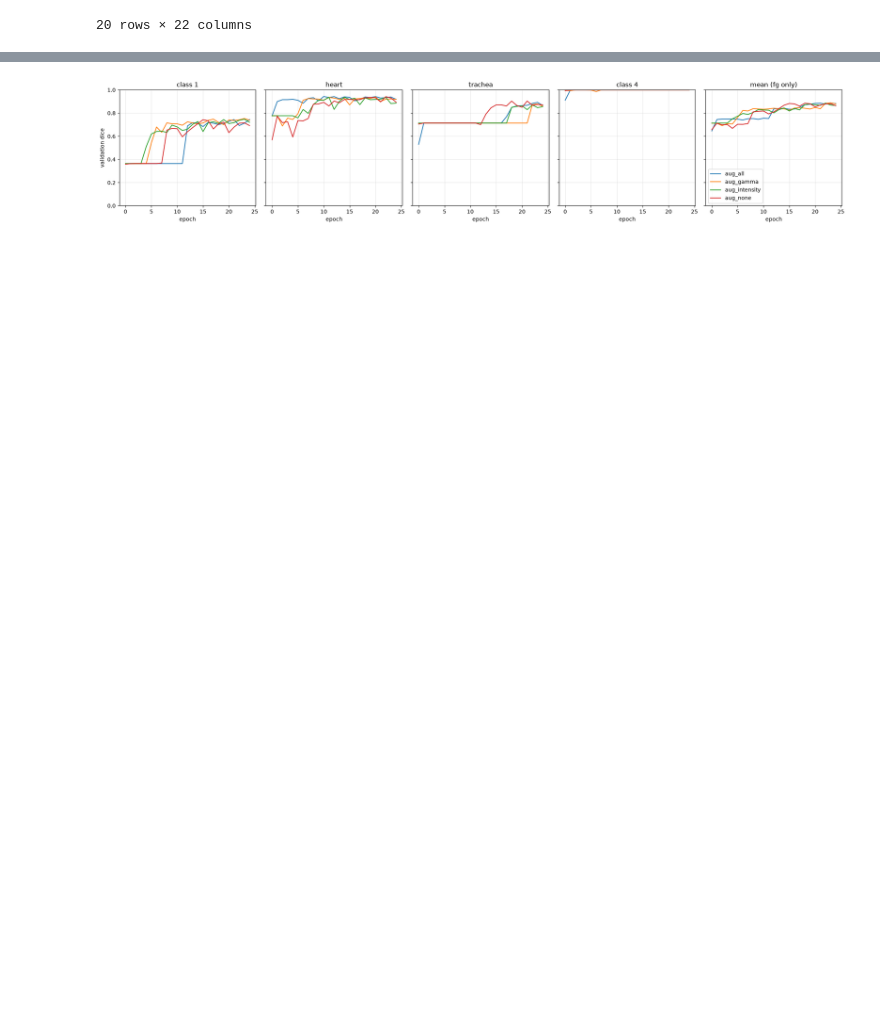
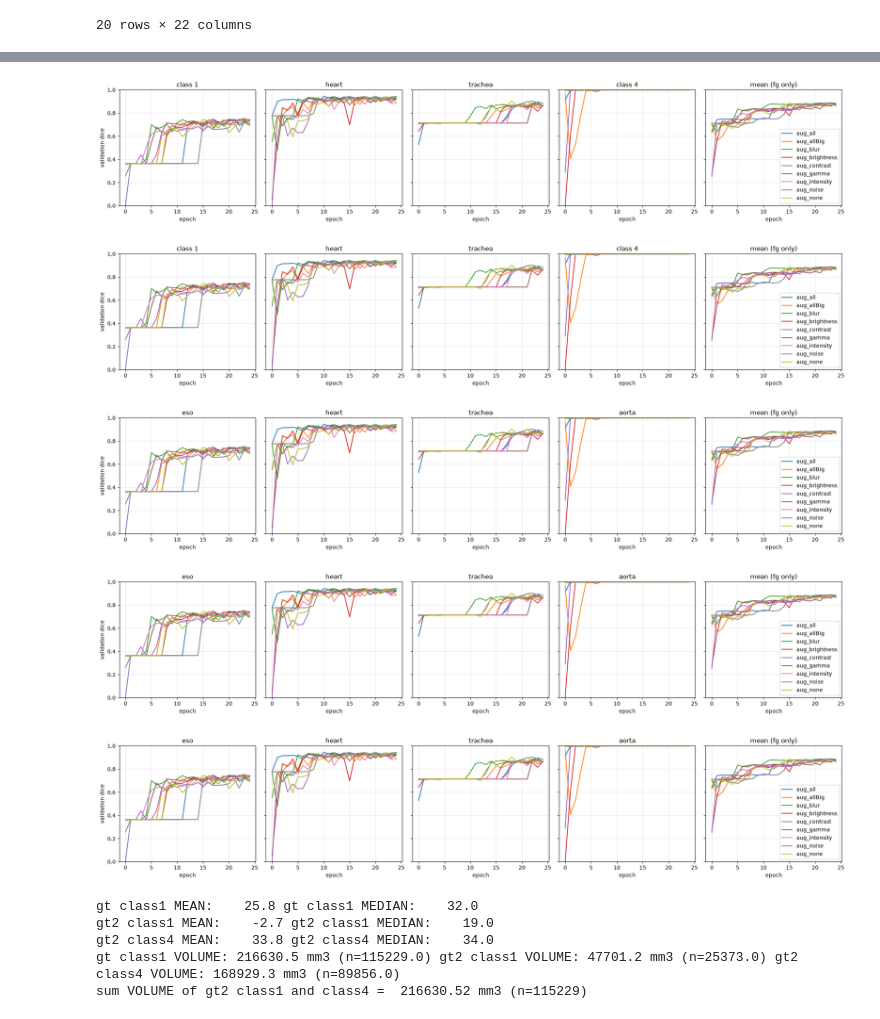
Before and after one commit to sam-ts-h/ai4mi_project_group13, a Jupyter notebook: pre_processing.ipynb, the cells around one changed output, grey strips where cells are left out. Drawn from its saved outputs; the diff is of its cells as text; code cells hidden in the pictures; blank space fills up the shorter version.

Commit message:
ran more augmentation experiments and started working on the data restoration; so far only in the notebook

```diff
--- a/pre_processing.ipynb
+++ b/pre_processing.ipynb
@@ -305,31 +305,68 @@ df.describe()
 # %%
 import numpy as np, matplotlib.pyplot as plt
 from pathlib import Path
+import matplotlib
+matplotlib.use("module://matplotlib_inline.backend_inline")
 
 results = Path("results")
-names = {1: "class 1", 2: "heart", 3: "trachea", 4: "class 4"}
+names = {1: "eso", 2: "heart", 3: "trachea", 4: "aorta"}
 
 fig, axes = plt.subplots(1, len(names) + 1, figsize=(4 * (len(names) + 1), 4), sharey=True)
 
 for run_dir in sorted(results.iterdir()):
-    if not run_dir.is_dir():
+    f = run_dir / "dice_val.npy"
+    if not f.is_file():
+        print(f"skipping {run_dir.name}: no dice_val.npy")
         continue
-    d = np.load(run_dir / "dice_val.npy")       # (E, n_samples, K)
-    d = d[d.any(axis=(1, 2))]                   # drop unfilled epochs
+    d = np.load(f)
+    if d.ndim != 3 or d.shape[2] <= max(names):
+        print(f"skipping {run_dir.name}: unexpected shape {d.shape}")
+        continue
+    d = d[d.any(axis=(1, 2))]
+    if len(d) == 0:
+        print(f"skipping {run_dir.name}: no completed epoch")
+        continue
 
     for ax, k in zip(axes, names):
         ax.plot(d[:, :, k].mean(axis=1), label=run_dir.name)
 
     axes[-1].plot(d[:, :, 1:].mean(axis=(1, 2)), label=run_dir.name)
 
 for ax, name in zip(axes, list(names.values()) + ["mean (fg only)"]):
     ax.set_title(name)
     ax.set_xlabel("epoch")
     ax.grid(alpha=0.3)
 
 axes[0].set_ylabel("validation dice")
 axes[0].set_ylim(0, 1)
 axes[-1].legend()
 fig.tight_layout()
+plt.show()
 # %% [output]
-[figure, old version]
+[figure, new version]
+[figure, added]
+[figure, added]
+[figure, added]
+[figure, added]
+# %%
+import nibabel as nib, numpy as np
+
+ct = nib.load("data/segthor_part1/train/Patient_07/Patient_07.nii.gz")
+img = nib.load("data/segthor_part1/train/Patient_07/Patient_07.nii.gz").get_fdata()
+gt2 = np.asarray(nib.load("data/segthor_part1/train/Patient_07/GT2.nii.gz").dataobj)
+gt = np.asarray(nib.load("data/segthor_part1/train/Patient_07/GT.nii.gz").dataobj)
+
+
+print(f"gt class1 MEAN: {np.mean(img[gt==1]):7.1f} gt class1 MEDIAN: {np.median(img[gt==1]):7.1f}")
+print(f"gt2 class1 MEAN: {np.mean(img[gt2==1]):7.1f} gt2 class1 MEDIAN: {np.median(img[gt2==1]):7.1f}")
+print(f"gt2 class4 MEAN: {np.mean(img[gt2==4]):7.1f} gt2 class4 MEDIAN: {np.median(img[gt2==4]):7.1f}")
+
+
+print(f"gt class1 VOLUME: {((gt==1).sum() * 1.88):7.1f} mm3 (n={(gt==1).sum():7.1f}) gt2 class1 VOLUME: {((gt2==1).sum() * 1.88):7.1f} mm3 (n={(gt2==1).sum():7.1f}) gt2 class4 VOLUME: {((gt2==4).sum() * 1.88):7.1f} mm3 (n={(gt2==4).sum():7.1f})")
+print(f"sum VOLUME of gt2 class1 and class4 =  {(((gt2==1).sum()) + ((gt2==4).sum())) * 1.88} mm3 (n={((gt2==1).sum()) + ((gt2==4).sum())})")
+# %% [output]
+gt class1 MEAN:    25.8 gt class1 MEDIAN:    32.0
+gt2 class1 MEAN:    -2.7 gt2 class1 MEDIAN:    19.0
+gt2 class4 MEAN:    33.8 gt2 class4 MEDIAN:    34.0
+gt class1 VOLUME: 216630.5 mm3 (n=115229.0) gt2 class1 VOLUME: 47701.2 mm3 (n=25373.0) gt2 class4 VOLUME: 168929.3 mm3 (n=89856.0)
+sum VOLUME of gt2 class1 and class4 =  216630.52 mm3 (n=115229)
```
Also changed, not shown: parts of 11 cells of this notebook, 1 other file.
